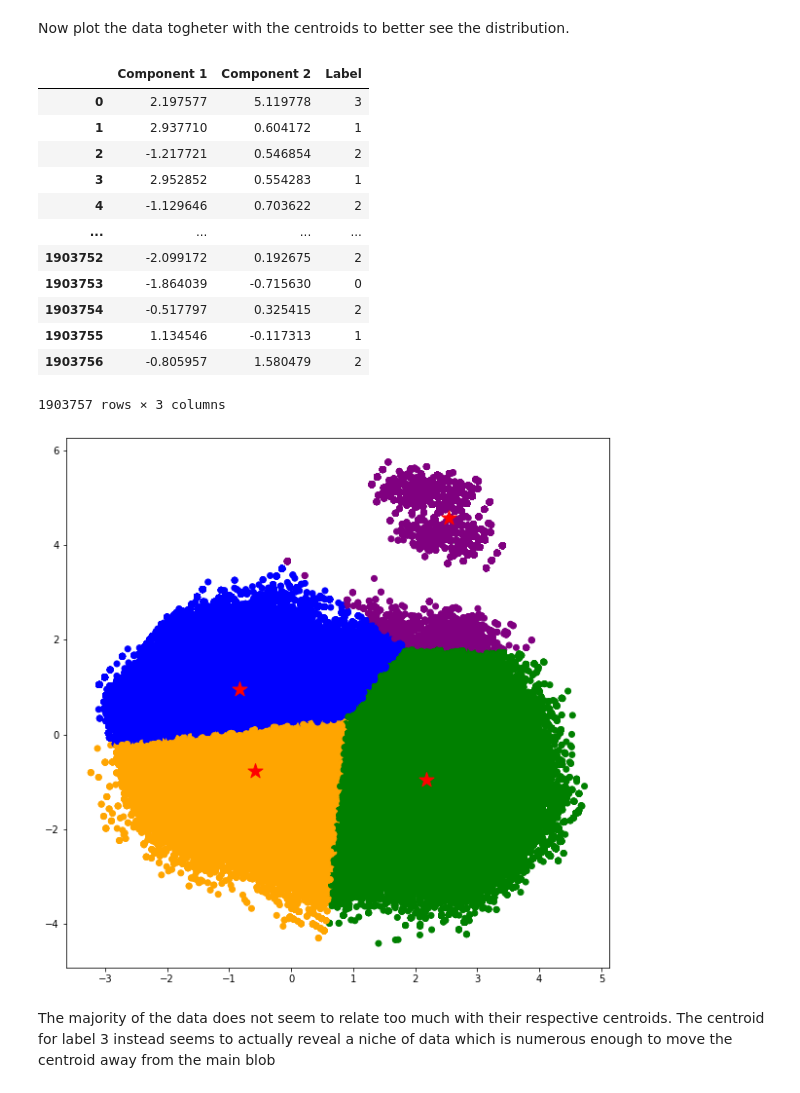
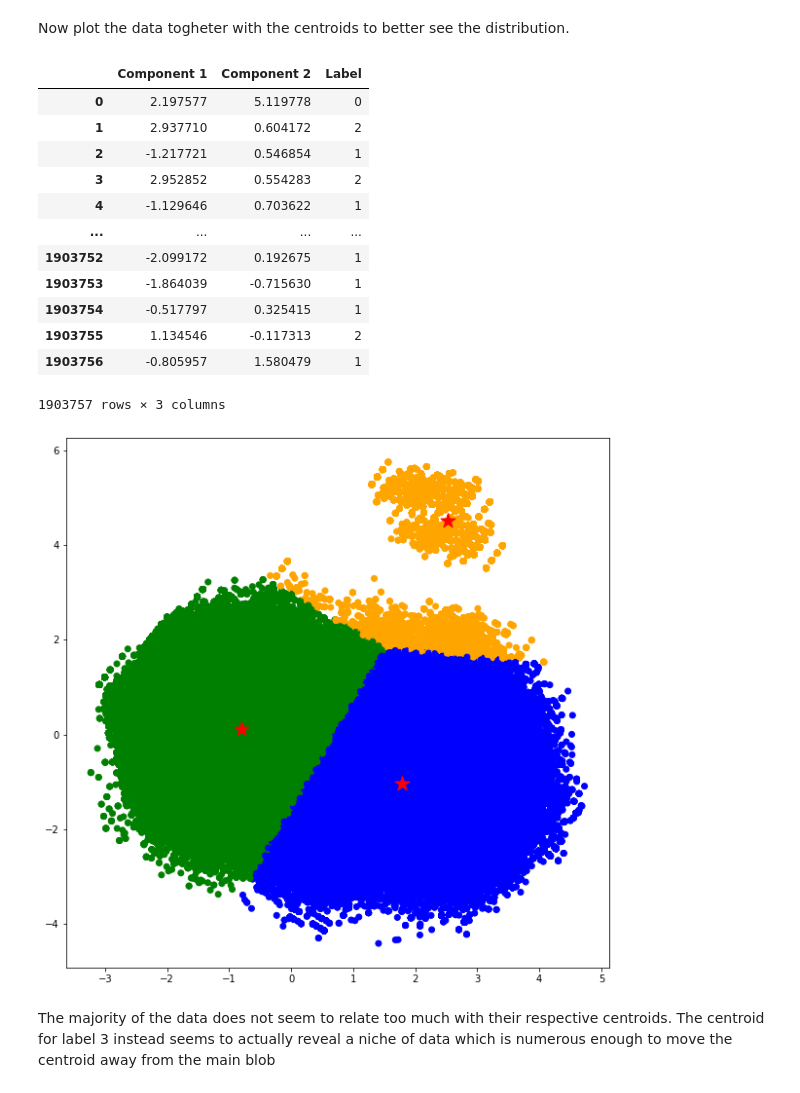
Before and after one commit to BruhZul/DataScienceLaboratory, a Jupyter notebook: Lab3/machine_model.ipynb, the cells around one changed output. Saved outputs shown, nothing was run; the diff lists cells and outputs as text; code cells hidden in the pictures.

```diff
--- a/Lab3/machine_model.ipynb
+++ b/Lab3/machine_model.ipynb
@@ -24,7 +24,7 @@ from sklearn.metrics import silhouette_samples
 # %% [markdown]
 Load the reduced data for the period 2020-2021
 # %%
-inputPath = "<input_path>\\Contracts_reduced_A2020.csv"
+inputPath = "C:\\Users\\rotol\\Downloads\\Contracts_reduced_A2020.csv"
 contracts_red_after2020 = pd.read_csv(inputPath)
 contracts_red_after2020
 # %% [output]
@@ -75,7 +75,7 @@ Text(0, 0.5, 'Within-cluster Sum of Squares')
 # %% [markdown]
 The inertia values are a bit high, which seems to indicate a loose connections between the data and their respective centroids. The best number of clusters seems to be 4.
 # %%
-modelA2020 = KMeans(n_clusters=4)
+modelA2020 = KMeans(n_clusters=3)
 labels = modelA2020.fit_predict(contracts_red_after2020)
 centroids = modelA2020.cluster_centers_
 centroids
@@ -95,27 +94,27 @@ labelled_A2020=labelled_A2020.rename(columns={0:"Label"})
 labelled_A2020
 # %% [output]
 |  | Component 1 | Component 2 | Label |
-| 0 | 2.197577 | 5.119778 | 3 |
-| 1 | 2.937710 | 0.604172 | 1 |
-| 2 | -1.217721 | 0.546854 | 2 |
-| 3 | 2.952852 | 0.554283 | 1 |
-| 4 | -1.129646 | 0.703622 | 2 |
+| 0 | 2.197577 | 5.119778 | 0 |
+| 1 | 2.937710 | 0.604172 | 2 |
+| 2 | -1.217721 | 0.546854 | 1 |
+| 3 | 2.952852 | 0.554283 | 2 |
+| 4 | -1.129646 | 0.703622 | 1 |
 | ... | ... | ... | ... |
-| 1903752 | -2.099172 | 0.192675 | 2 |
-| 1903753 | -1.864039 | -0.715630 | 0 |
-| 1903754 | -0.517797 | 0.325415 | 2 |
-| 1903755 | 1.134546 | -0.117313 | 1 |
-| 1903756 | -0.805957 | 1.580479 | 2 |
+| 1903752 | -2.099172 | 0.192675 | 1 |
+| 1903753 | -1.864039 | -0.715630 | 1 |
+| 1903754 | -0.517797 | 0.325415 | 1 |
+| 1903755 | 1.134546 | -0.117313 | 2 |
+| 1903756 | -0.805957 | 1.580479 | 1 |
 1903757 rows × 3 columns
 # %%
 #Plot the data and label
 fig = plt.figure(figsize=(10,10))
-colors = ['orange','green','blue','purple']
+colors = ['orange','green','blue']
 plt.scatter(labelled_A2020['Component 1'], labelled_A2020['Component 2'], c=labelled_A2020['Label'], cmap=matplotlib.colors.ListedColormap(colors))
 plt.scatter(centroids[:, 0], centroids[:, 1], marker='*', c='r', s=250)
 plt.show()
 # %% [output]
-[figure, old version]
+[figure, new version]
 # %% [markdown]
 The majority of the data does not seem to relate too much with their respective centroids. The centroid for label 3 instead seems to actually reveal a niche of data which is numerous enough to move the centroid away from the main blob
 # %%
```
Also changed, not shown: parts of 52 cells of this notebook.
